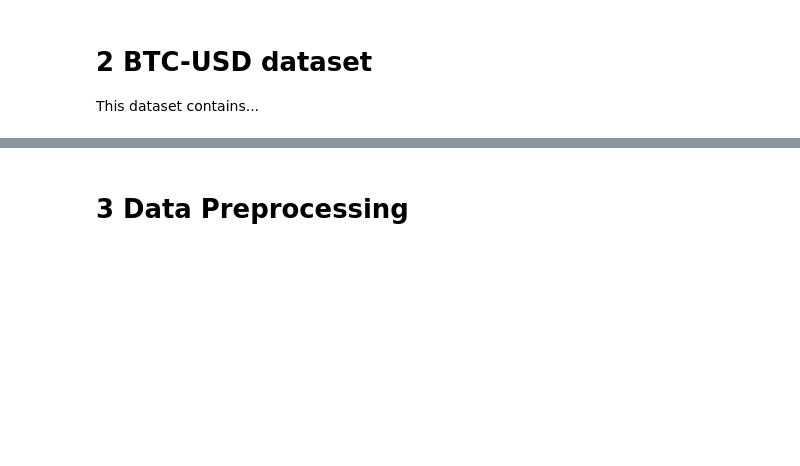
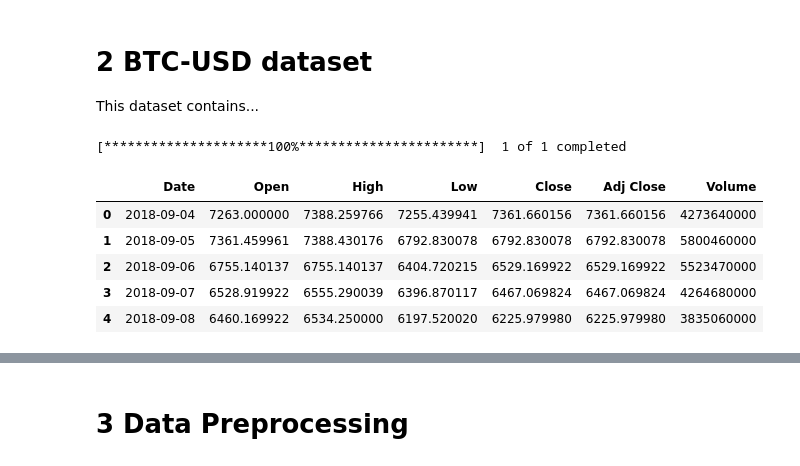
Before and after one commit to NotAndex/Demo, a Jupyter notebook: Demo_for_Applications.ipynb, the cells around one changed output, grey strips where cells are left out. Drawn from its saved outputs; the diff is of its cells as text; code cells hidden in the pictures; blank space fills up the shorter version.

```diff
--- a/Demo_for_Applications.ipynb
+++ b/Demo_for_Applications.ipynb
@@ -26,12 +40,20 @@ mpl.rcParams['axes.grid'] = False
 This dataset contains...
 # %%
 today = datetime.date.today()
-start_date = today - datetime.timedelta(days=365)
+start_date = today - datetime.timedelta(days=1000)
 symbol = 'BTC-USD'
 
 cc_data = yf.download(symbol, start=start_date, end=today)
 cc_data.reset_index(inplace=True,col_fill=('Date'))
 cc_data.head()
+# %% [output]
+[*********************100%***********************]  1 of 1 completed
+|  | Date | Open | High | Low | Close | Adj Close | Volume |
+| 0 | 2018-09-04 | 7263.000000 | 7388.259766 | 7255.439941 | 7361.660156 | 7361.660156 | 4273640000 |
+| 1 | 2018-09-05 | 7361.459961 | 7388.430176 | 6792.830078 | 6792.830078 | 6792.830078 | 5800460000 |
+| 2 | 2018-09-06 | 6755.140137 | 6755.140137 | 6404.720215 | 6529.169922 | 6529.169922 | 5523470000 |
+| 3 | 2018-09-07 | 6528.919922 | 6555.290039 | 6396.870117 | 6467.069824 | 6467.069824 | 4264680000 |
+| 4 | 2018-09-08 | 6460.169922 | 6534.250000 | 6197.520020 | 6225.979980 | 6225.979980 | 3835060000 |
 # %%
 fig1, ax1 = plt.subplots()
 ax1.yaxis.set_major_formatter(mpl.ticker.StrMethodFormatter('{x:,.0f}$'))
```
Also changed, not shown: parts of 5 cells of this notebook.
